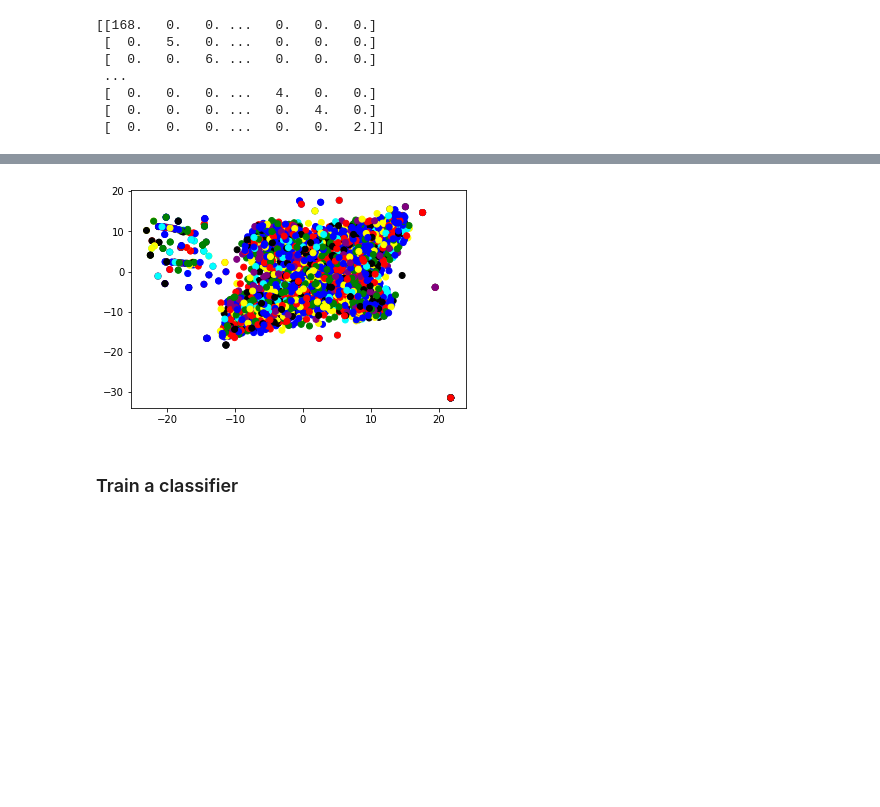
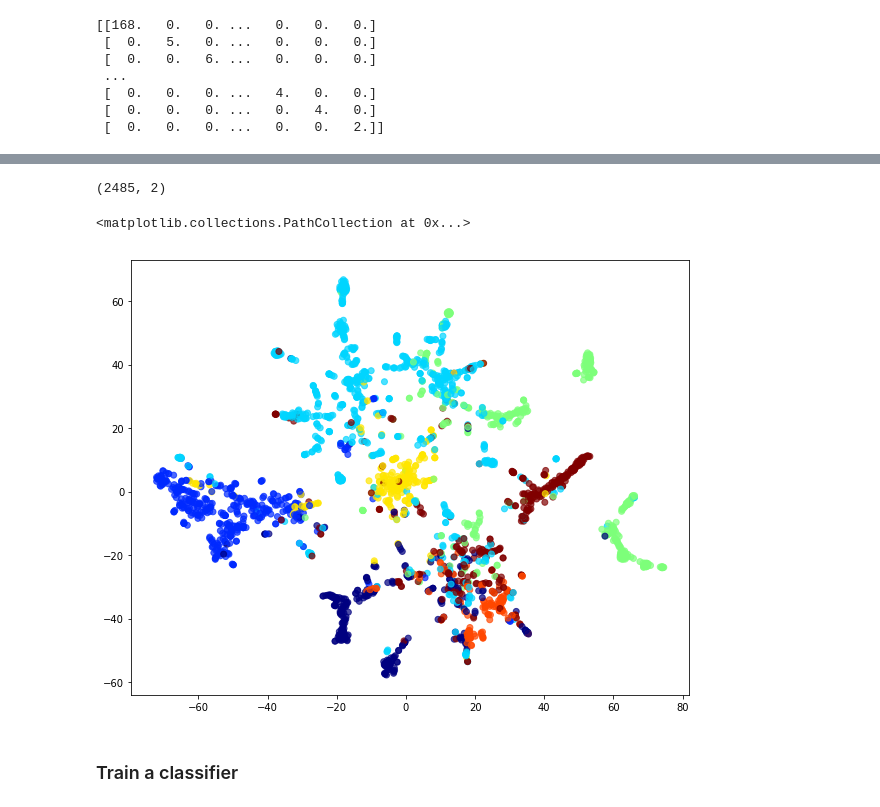
Before and after one commit to stellargraph/stellar-practical-ml-on-graphs, a Jupyter notebook: notebooks/Laplacian Eigenmaps.ipynb, the cells around one changed output, grey strips where cells are left out. Drawn from its saved outputs; the diff is of its cells as text; code cells hidden in the pictures; blank space fills up the shorter version.

```diff
--- a/notebooks/Laplacian Eigenmaps.ipynb
+++ b/notebooks/Laplacian Eigenmaps.ipynb
@@ -45,0 +65,3 @@ y = y.iloc[:, [0, -1]]  # node id and label
+# %%
+node_ids = list(g_nx.nodes())
+node_ids
@@ -45,0 +86,2 @@ y = y.iloc[:, [0, -1]]  # node id and label
+# %%
+node_targets = [ g_nx.node[node_id]['subject'] for node_id in node_ids]
@@ -94,7 +161,8 @@ w, v = np.linalg.eigh(L)  # w is vector of eigenvalues
 
 order = np.argsort(w)  # from smallest to largest eigenvalue
 w = w[order]
-v = v[:, order[1:32]]
+v_0 = v[:, order[0]]
+v = v[:, order[1:33]]  # ignore the first one
 # %%
 print(w)
 # %% [output]
@@ -119,11 +197,23 @@ print(v)
 # %%
-if True:
-    tsne = TSNE(n_components=2)
-    v_pr = tsne.fit_transform(v)
-    plt.scatter(v_pr[:, 0], v_pr[:, 1], c=y[1434].map(colors))
-    plt.show()
+tsne = TSNE(n_components=2)
+v_pr = tsne.fit_transform(v)
-# %% [output]
-[figure, removed]
+# %%
+v_pr.shape
+# %% [output]
+(2485, 2)
+# %%
+# draw the points
+alpha=0.7
+label_map = { l: i for i, l in enumerate(np.unique(node_targets))}
+node_colours = [ label_map[target] for target in node_targets]
+
+plt.figure(figsize=(10,8))
+plt.scatter(v_pr[:,0],
+            v_pr[:,1],
+            c=node_colours, cmap="jet", alpha=alpha)
+# %% [output]
+<matplotlib.collections.PathCollection at 0x...>
+[figure, added]
 # %% [markdown]
 ### Train a classifier
 # %%
```
Also changed, not shown: parts of 25 cells of this notebook.
